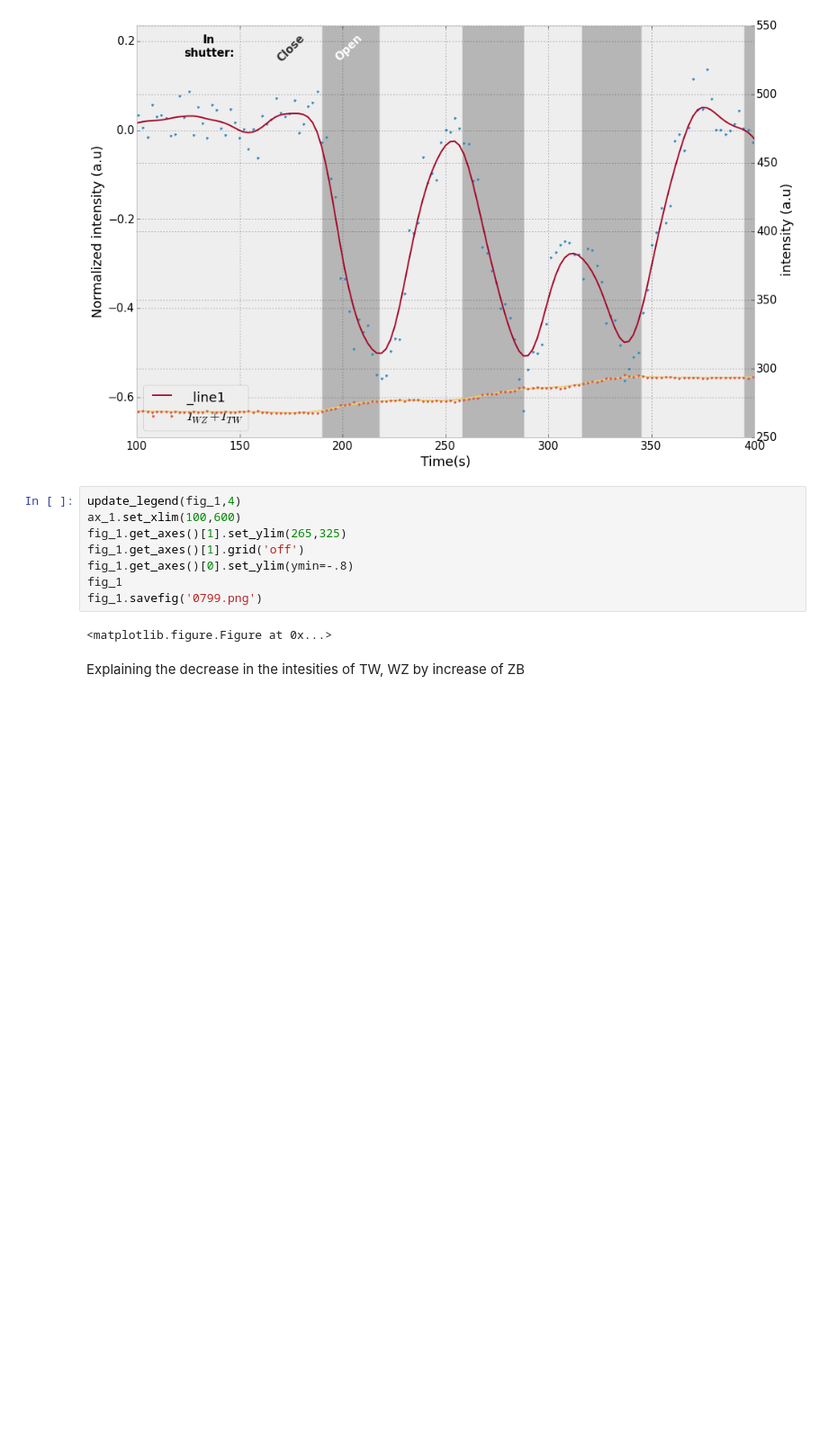
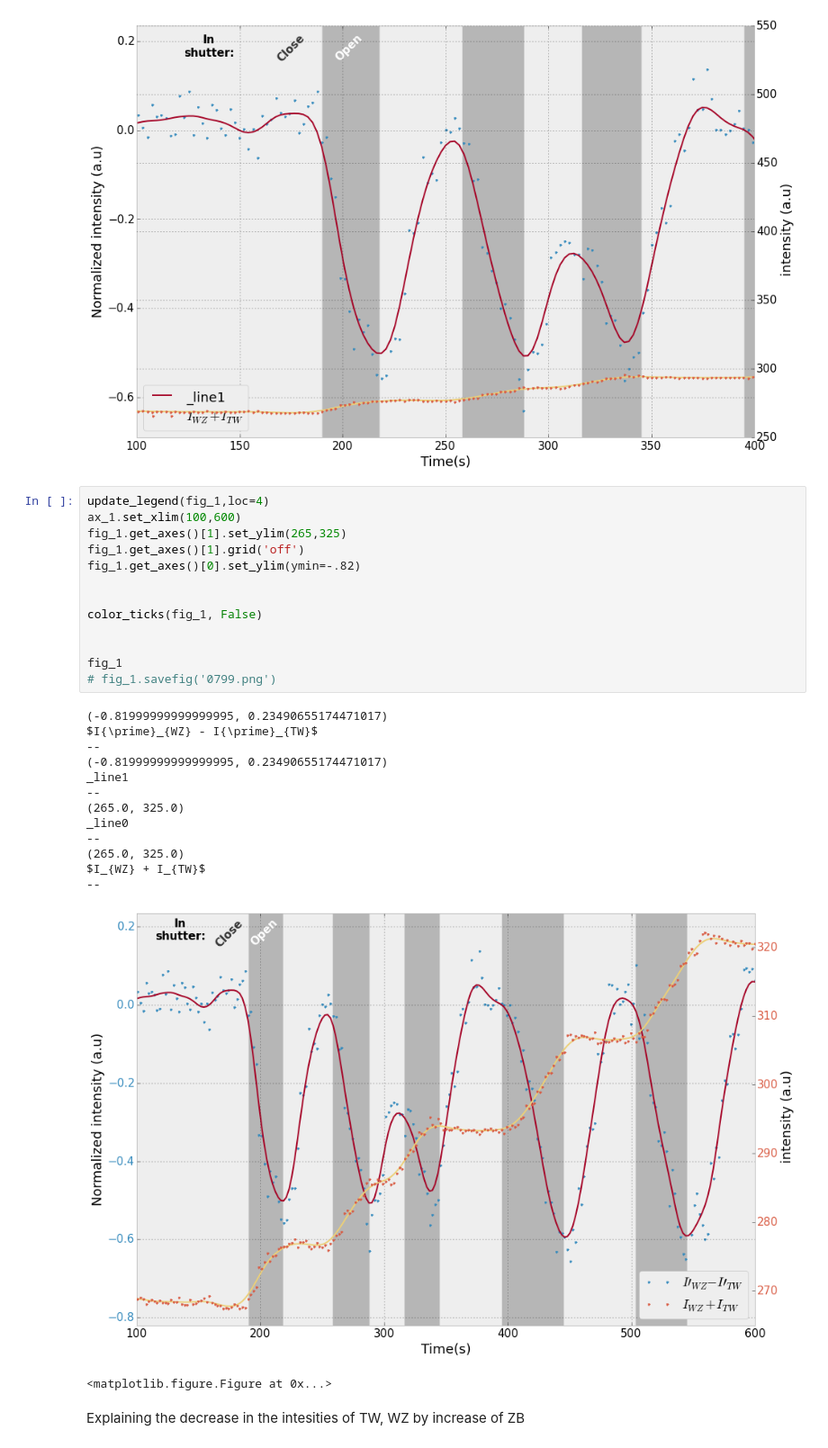
Before and after one commit to giulioungaretti/SPring8, a Jupyter notebook: Untitled1.ipynb, the cells around one changed output. Shown at 90% size. Drawn from its saved outputs; the diff is of its cells as text; blank space fills up the shorter version.

Commit message:
added color tick function

```diff
--- a/Untitled1.ipynb
+++ b/Untitled1.ipynb
@@ -96,15 +96,33 @@ on_off dump found, using it !
 <matplotlib.text.Text at 0x...>
 [figure]
 # %%
-update_legend(fig_1,4)
+update_legend(fig_1,loc=4)
 ax_1.set_xlim(100,600)
 fig_1.get_axes()[1].set_ylim(265,325)
 fig_1.get_axes()[1].grid('off')
-fig_1.get_axes()[0].set_ylim(ymin=-.8)
+fig_1.get_axes()[0].set_ylim(ymin=-.82)
+
+
+color_ticks(fig_1, False)
+
+
 fig_1
-fig_1.savefig('0799.png')
+# fig_1.savefig('0799.png')
 # %% [output]
-<matplotlib.figure.Figure at 0x...>
+(-0.81999999999999995, 0.23490655174471017)
+$I{\prime}_{WZ} - I{\prime}_{TW}$
+--
+(-0.81999999999999995, 0.23490655174471017)
+_line1
+--
+(265.0, 325.0)
+_line0
+--
+(265.0, 325.0)
+$I_{WZ} + I_{TW}$
+--
+[figure, added]
+<matplotlib.figure.Figure at 0x...>
 # %% [markdown]
 Explaining the decrease in the intesities of TW, WZ by increase of ZB
 # %%
```
Also changed, not shown: parts of 1 cell of this notebook, 2 other files.
